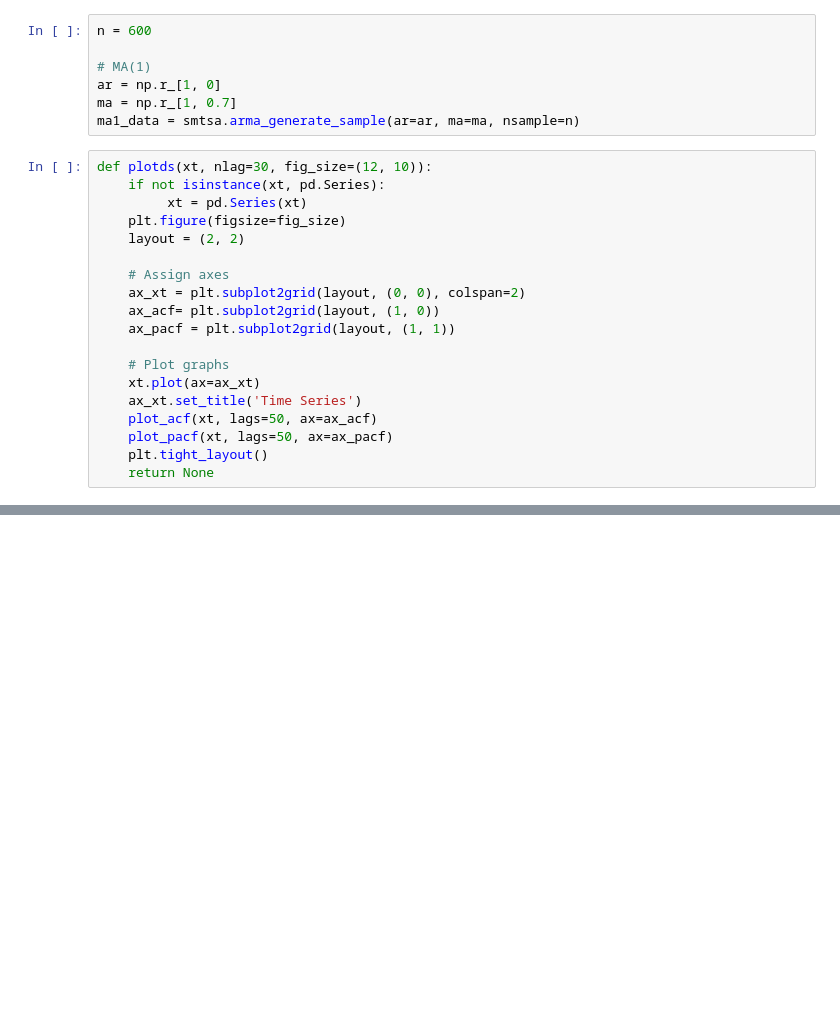
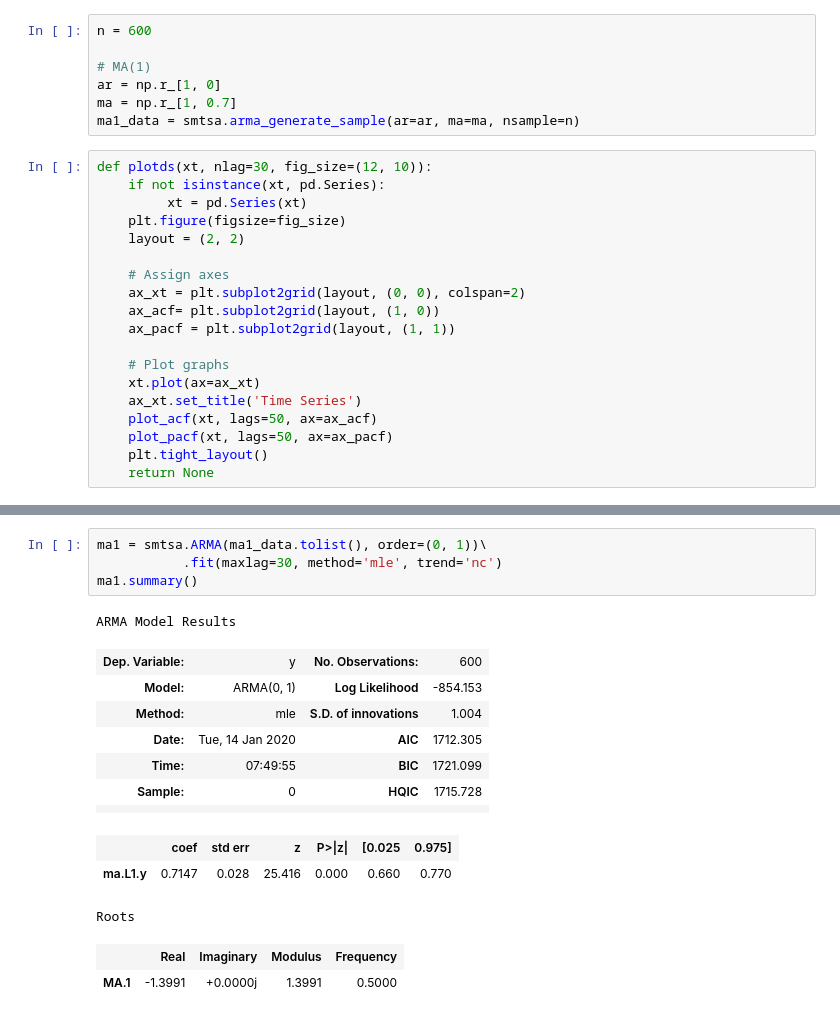
Before and after one commit to damiansp/TS, a Jupyter notebook: python/practical_TSA/04_ARIMA_models/04b_moving_average_models.py.ipynb, the cells around one changed output, grey strips where cells are left out. Drawn from its saved outputs; the diff is of its cells as text; blank space fills up the shorter version.

```diff
--- a/python/practical_TSA/04_ARIMA_models/04b_moving_average_models.py.ipynb
+++ b/python/practical_TSA/04_ARIMA_models/04b_moving_average_models.py.ipynb
@@ -38,0 +47,18 @@ plotds(ma1_data)
+# %%
+ma1 = smtsa.ARMA(ma1_data.tolist(), order=(0, 1))\
+           .fit(maxlag=30, method='mle', trend='nc')
+ma1.summary()
+# %% [output]
+ARMA Model Results
+| Dep. Variable: | y | No. Observations: | 600 |
+| Model: | ARMA(0, 1) | Log Likelihood | -854.153 |
+| Method: | mle | S.D. of innovations | 1.004 |
+| Date: | Tue, 14 Jan 2020 | AIC | 1712.305 |
+| Time: | 07:49:55 | BIC | 1721.099 |
+| Sample: | 0 | HQIC | 1715.728 |
+|  |  |  |  |
+|  | coef | std err | z | P>|z| | [0.025 | 0.975] |
+| ma.L1.y | 0.7147 | 0.028 | 25.416 | 0.000 | 0.660 | 0.770 |
+Roots
+|  | Real | Imaginary | Modulus | Frequency |
+| MA.1 | -1.3991 | +0.0000j | 1.3991 | 0.5000 |
```
Also changed, not shown: parts of 3 cells of this notebook.
